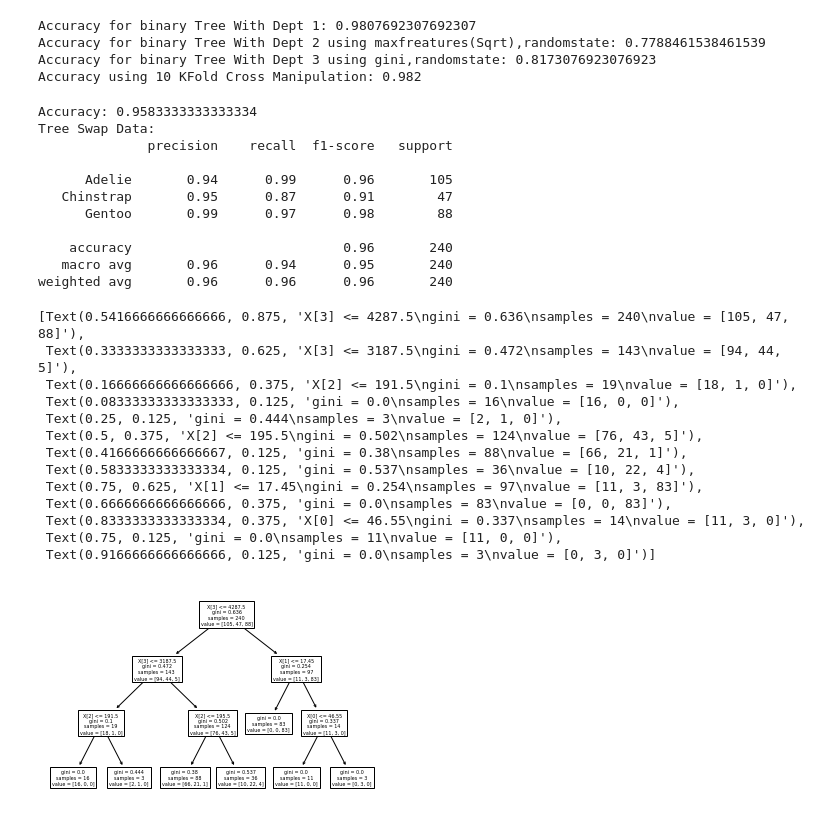
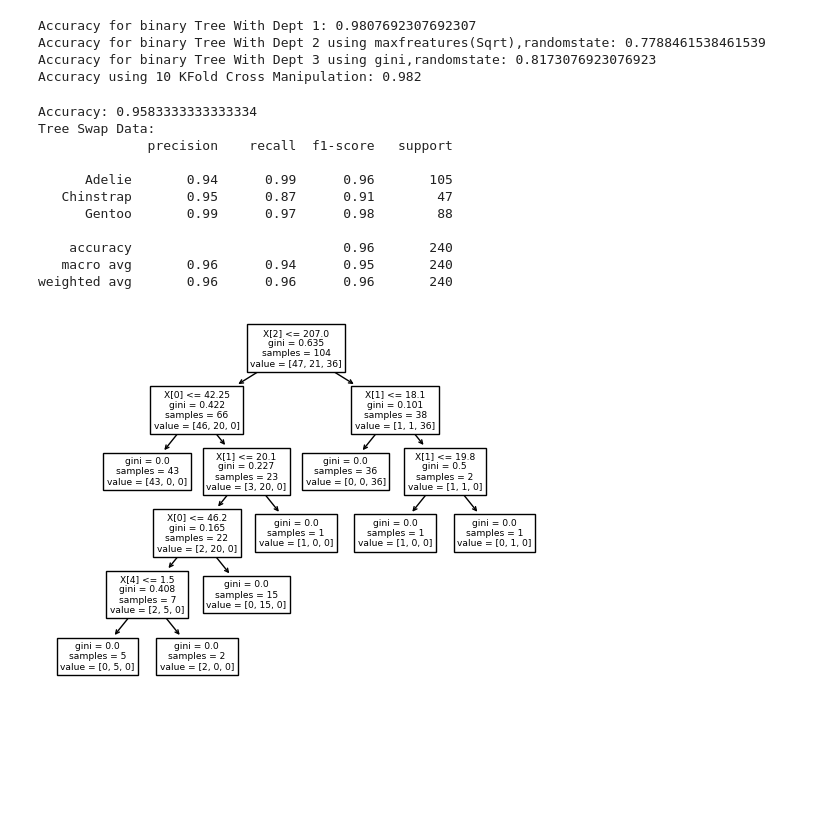
Before and after one commit to hoxyshmoo/DataMiningStuff, a Jupyter notebook: BinaryTreeClassification.ipynb, the cells around one changed output. Drawn from its saved outputs; the diff is of its cells as text; code cells hidden in the pictures; blank space fills up the shorter version.

```diff
--- a/BinaryTreeClassification.ipynb
+++ b/BinaryTreeClassification.ipynb
@@ -377,45 +377,32 @@ Accuracy using 10 KFold Cross Manipulation: 0.982
 
 # Create Decision Tree classifer object
 BinaryTreeSwap = DecisionTreeClassifier()
 
 # Train Decision Tree Classifer
 BinaryTreeSwap = BinaryTreeSwap.fit(X_test,y_test)
 
 #Predict the response for test dataset
 y_predSwaped = BinaryTreeSwap.predict(X_train)
 
 # Model Accuracy, how often is the classifier correct?
 print("Accuracy:",metrics.accuracy_score(y_train, y_predSwaped))
 
 
 reportSwap = classification_report(y_train, y_predSwaped)
 print("Tree Swap Data:")
 print(reportSwap)
 
-plot_tree(BinaryTree3)
+plot_tree(BinaryTreeSwap)
 # %% [output]
 Accuracy: 0.9583333333333334
 Tree Swap Data:
               precision    recall  f1-score   support
 
       Adelie       0.94      0.99      0.96       105
    Chinstrap       0.95      0.87      0.91        47
       Gentoo       0.99      0.97      0.98        88
 
     accuracy                           0.96       240
    macro avg       0.96      0.94      0.95       240
 weighted avg       0.96      0.96      0.96       240
-[Text(0.5416666666666666, 0.875, 'X[3] <= 4287.5\ngini = 0.636\nsamples = 240\nvalue = [105, 47, 88]'),
- Text(0.3333333333333333, 0.625, 'X[3] <= 3187.5\ngini = 0.472\nsamples = 143\nvalue = [94, 44, 5]'),
- Text(0.16666666666666666, 0.375, 'X[2] <= 191.5\ngini = 0.1\nsamples = 19\nvalue = [18, 1, 0]'),
- Text(0.08333333333333333, 0.125, 'gini = 0.0\nsamples = 16\nvalue = [16, 0, 0]'),
- Text(0.25, 0.125, 'gini = 0.444\nsamples = 3\nvalue = [2, 1, 0]'),
- Text(0.5, 0.375, 'X[2] <= 195.5\ngini = 0.502\nsamples = 124\nvalue = [76, 43, 5]'),
- Text(0.4166666666666667, 0.125, 'gini = 0.38\nsamples = 88\nvalue = [66, 21, 1]'),
- Text(0.5833333333333334, 0.125, 'gini = 0.537\nsamples = 36\nvalue = [10, 22, 4]'),
- Text(0.75, 0.625, 'X[1] <= 17.45\ngini = 0.254\nsamples = 97\nvalue = [11, 3, 83]'),
- Text(0.6666666666666666, 0.375, 'gini = 0.0\nsamples = 83\nvalue = [0, 0, 83]'),
- Text(0.8333333333333334, 0.375, 'X[0] <= 46.55\ngini = 0.337\nsamples = 14\nvalue = [11, 3, 0]'),
- Text(0.75, 0.125, 'gini = 0.0\nsamples = 11\nvalue = [11, 0, 0]'),
- Text(0.9166666666666666, 0.125, 'gini = 0.0\nsamples = 3\nvalue = [0, 3, 0]')]
-[figure, old version]
+[figure, new version]
```
Also changed, not shown: parts of 8 cells of this notebook, 1 other file.
